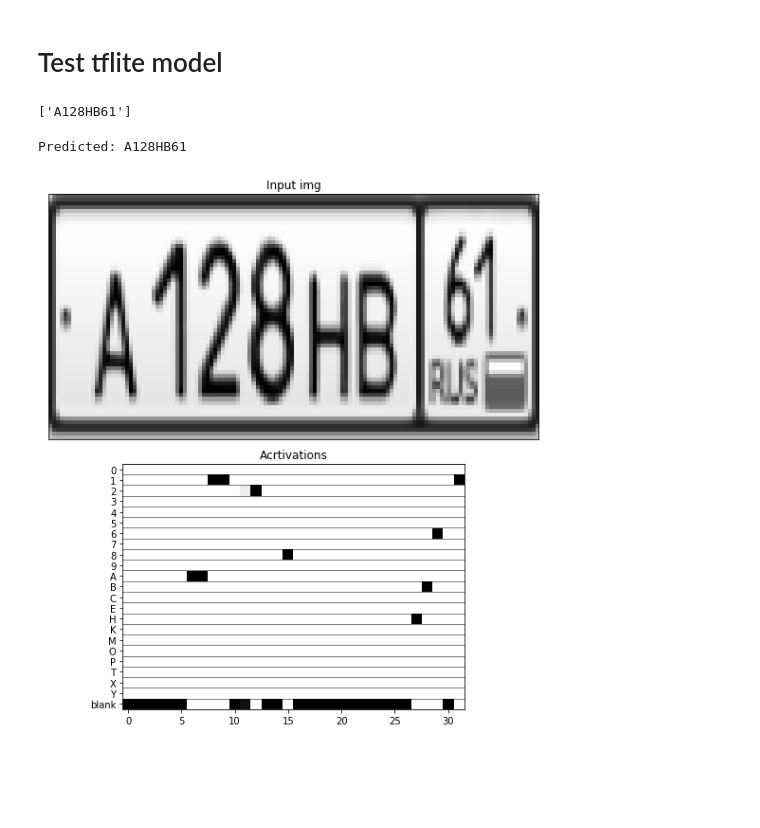
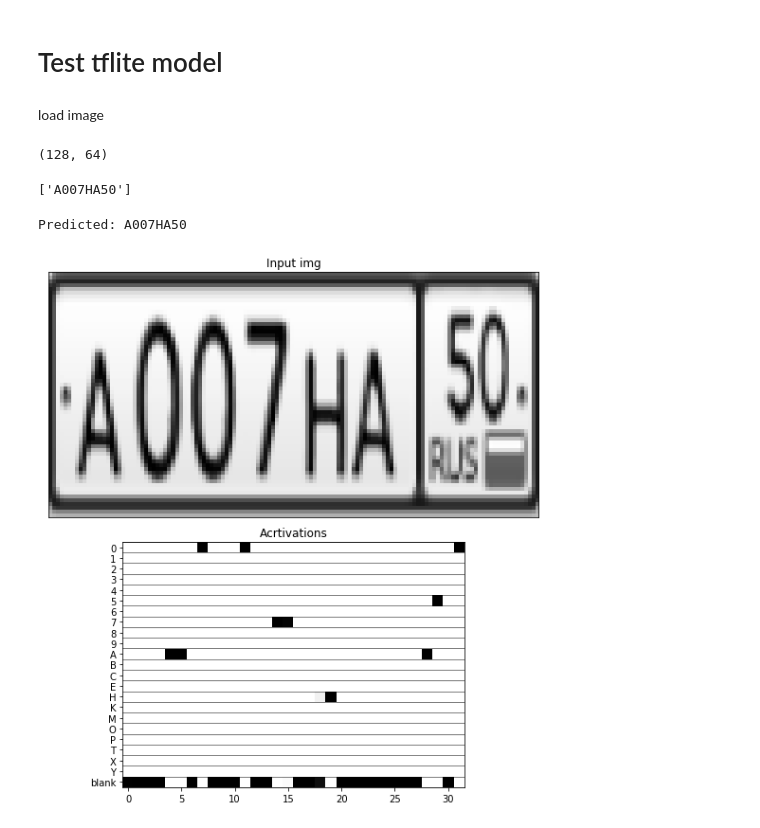
Before and after one commit to sovse/tflite_avto_num_recognation, a Jupyter notebook: tlite_avto_num_recognation.ipynb, the cells around one changed output. Saved outputs shown, nothing was run; the diff lists cells and outputs as text; code cells hidden in the pictures; blank space fills up the shorter version.

Commit message:
test tflite

```diff
--- a/tlite_avto_num_recognation.ipynb
+++ b/tlite_avto_num_recognation.ipynb
@@ -316,7 +316,7 @@ Please use Model.fit, which supports generators.
 # %%
 model.save('model_nomer.h5', include_optimizer=False)
 # %%
-model = tf.keras.models.load_model('model_nomer.h5', compile=False)
+# model = tf.keras.models.load_model('model_nomer.h5', compile=False)
 # %%
 model.summary()
 # %% [output]
@@ -482,10 +482,22 @@ interpreter.allocate_tensors()
 # Get input and output tensors.
 input_details = interpreter.get_input_details()
 output_details = interpreter.get_output_details()
+# %% [markdown]
+load image
+# %%
+img = cv2.imread('./test/img/A007HA50.png')
+img = cv2.cvtColor(img, cv2.COLOR_BGR2GRAY)
+img = cv2.resize(img, (128,64))
+img = img.astype(np.float32)
+img /= 255
+# # width and height are backwards from typical Keras convention
+# because width is the time dimension when it gets fed into the RNN
+img1=img.T
+img1.shape
+# %% [output]
+(128, 64)
 # %%
-i=3
-X_data1=X_data[i,:,:,:]
-X_data1=np.float32(X_data1.reshape(1,128, 64,1))
+X_data1=np.float32(img1.reshape(1,128, 64,1))
 input_index = (interpreter.get_input_details()[0]['index'])
 interpreter.set_tensor(input_details[0]['index'], X_data1)
 
@@ -495,30 +507,30 @@ net_out_value = interpreter.get_tensor(output_details[0]['index'])
 pred_texts = decode_batch(net_out_value)
 pred_texts
 # %% [output]
-['A128HB61']
+['A007HA50']
 # %%
 fig = plt.figure(figsize=(10, 10))
 outer = gridspec.GridSpec(2, 1, wspace=10, hspace=0.1)
 ax1 = plt.Subplot(fig, outer[0])
 fig.add_subplot(ax1)
 ax2 = plt.Subplot(fig, outer[1])
 fig.add_subplot(ax2)
 print('Predicted:', pred_texts[0])
-img = X_data[i][:, :, 0].T
+img = X_data1[0,:, :, 0].T
 ax1.set_title('Input img')
 ax1.imshow(img, cmap='gray')
 ax1.set_xticks([])
 ax1.set_yticks([])
 ax2.set_title('Acrtivations')
 ax2.imshow(net_out_value[0].T, cmap='binary', interpolation='nearest')
 ax2.set_yticks(list(range(len(letters) + 1)))
 ax2.set_yticklabels(letters + ['blank'])
 ax2.grid(False)
 for h in np.arange(-0.5, len(letters) + 1 + 0.5, 1):
     ax2.axhline(h, linestyle='-', color='k', alpha=0.5, linewidth=1)
 
 #ax.axvline(x, linestyle='--', color='k')
 plt.show()
 # %% [output]
-Predicted: A128HB61
+Predicted: A007HA50
-[figure, old version]
+[figure, new version]
```
Also changed, not shown: parts of 5 cells of this notebook.
